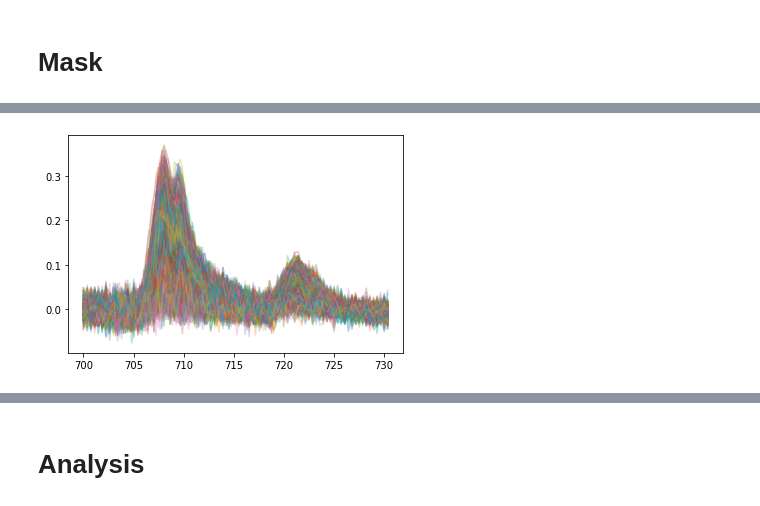
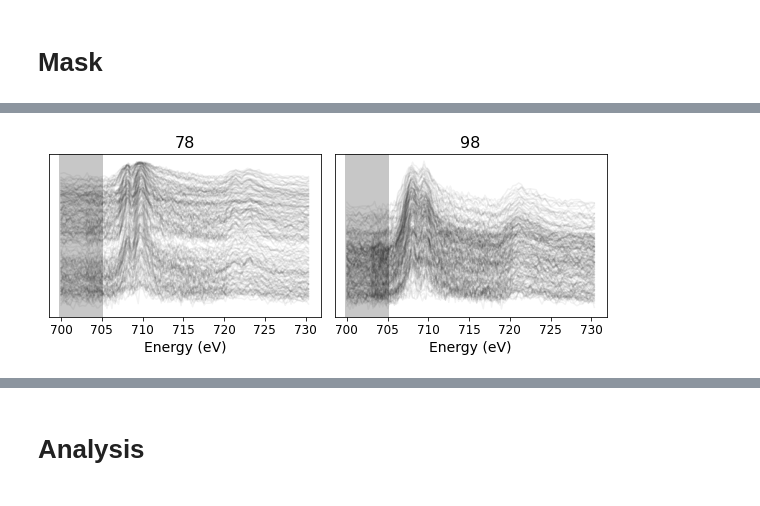
Before and after one commit to stetef/nano-XANES-microscopy-of-Fe, a Jupyter notebook: ALS Data Analysis.ipynb, the cells around one changed output, grey strips where cells are left out. Cells and saved outputs as stored; diff of their text form; code cells hidden in the pictures.

```diff
--- a/ALS Data Analysis.ipynb
+++ b/ALS Data Analysis.ipynb
@@ -254,5 +236,0 @@ for i, spectrum in enumerate(flattened_data):
-# %%
-for i, spectrum in enumerate(flattened_data):
-    plt.plot(Energy, spectrum, alpha=0.3)
-    if i == 500:
-        break
@@ -302,15 +308,0 @@ ax.set_yticks([])
-# %%
-pts = np.array(list(filtered_data_dict.keys()))
-filtered_data = np.array(list(filtered_data_dict.values()))
-print(len(filtered_data))
-
-filtered_img = np.ma.masked_array(np.average(processed_img, axis=2), mask=mask)
-
-fig, ax = plt.subplots(figsize=(5, 4))
-plt.subplots_adjust(wspace=0.1)
-#img = ax.imshow(np.flip(np.average(processed_img, axis=2), axis=0), cmap=plt.cm.viridis, aspect='auto')
-img = ax.imshow(np.flip(filtered_img, axis=0), cmap=plt.cm.viridis, aspect='auto')
-plt.colorbar(img, ax=ax)
-ax.set_xticks([])
-ax.set_yticks([])
-plt.show()
@@ -320,7 +309,21 @@ plt.show()
 # %%
-for i, spectrum in enumerate(filtered_data):
-    plt.plot(Energy, spectrum, alpha=0.3)
-    if i == 500:
-        break
+fig, axes = plt.subplots(figsize=(10, 3), ncols=2)
+plt.subplots_adjust(wspace=0.05)
+
+for i in range(50, 2000, 10):
+    axes[0].plot(Energy, Filtered_Data[78][i], 'k', alpha=0.05)
+    axes[1].plot(Energy, Filtered_Data[98][i], 'k', alpha=0.05)
+
+for ax in axes:
+    ax.tick_params(labelsize=12)
+    ax.set_yticks([])
+    ax.set_xlabel('Energy (eV)', fontsize=14)
+axes[0].set_title('78', fontsize=16)
+axes[1].set_title('98', fontsize=16)
+
+indices = [i for i, e in enumerate(Energy) if e < 705]
+for i in range(2):
+    for idx in indices:
+        axes[i].axvline(Energy[idx], c=plt.cm.tab20(15), zorder=1, lw=5)
 # %% [output]
-[figure, old version]
+[figure, new version]
```
Also changed, not shown: parts of 61 cells of this notebook, 6 other files.
